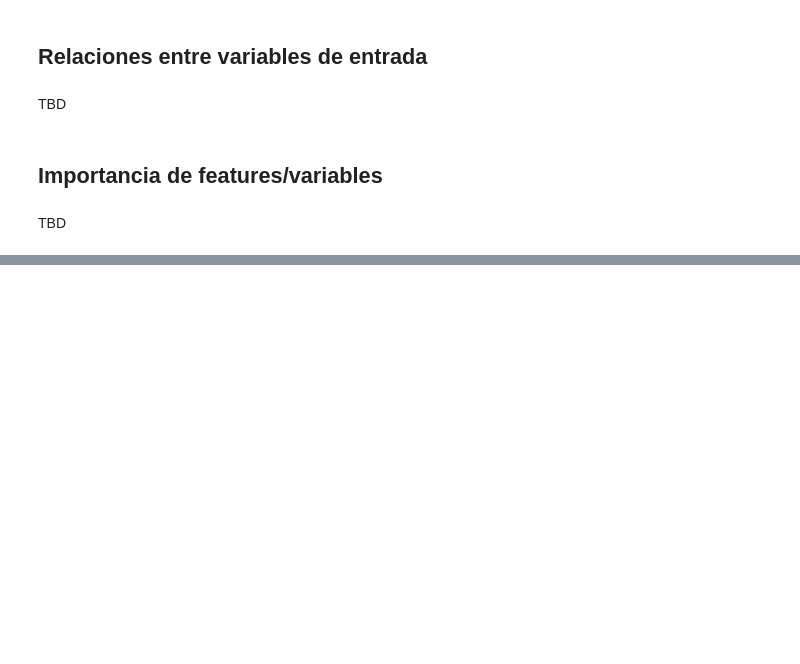
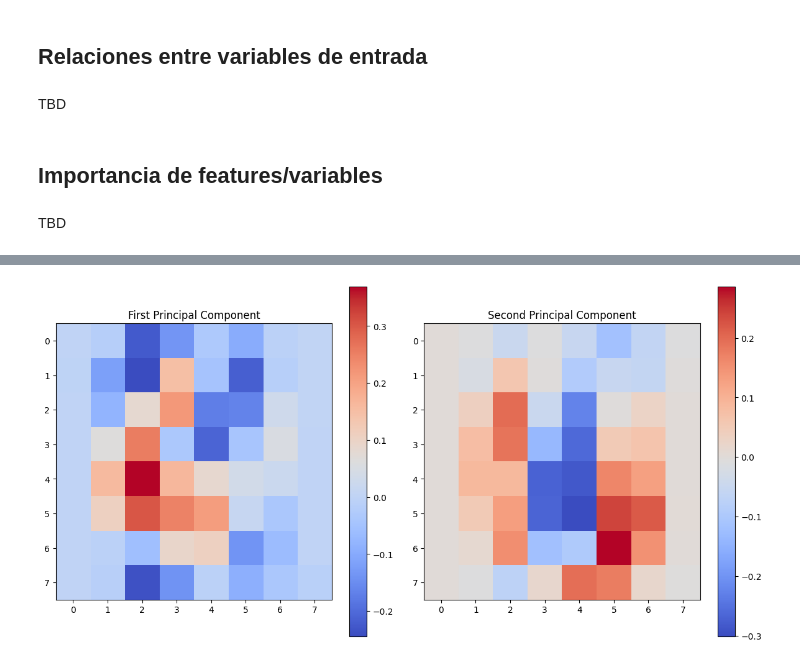
Before and after one commit to milton-lopez/analisis_d, a Jupyter notebook: src/AdD_a14_GRUPO_LOPEZ.ipynb, the cells around one changed output, grey strips where cells are left out. Drawn from its saved outputs; the diff is of its cells as text; code cells hidden in the pictures; blank space fills up the shorter version.

```diff
--- a/src/AdD_a14_GRUPO_LOPEZ.ipynb
+++ b/src/AdD_a14_GRUPO_LOPEZ.ipynb
@@ -360,0 +400,36 @@ TBD
+# %%
+from sklearn.datasets import load_digits
+
+# Load the digits dataset from sklearn which is a smaller version of MNIST
+digits = load_digits()
+X = digits.data  # Image data
+y = digits.target  # Labels
+
+# Perform PCA
+pca = PCA(n_components=2)
+X_pca = pca.fit_transform(X)
+
+# The components
+first_component = pca.components_[0]
+second_component = pca.components_[1]
+
+# Reshape for plotting
+first_component_image = first_component.reshape(8, 8)  # The images are 8x8
+second_component_image = second_component.reshape(8, 8)
+
+# Plotting the first and second principal components
+plt.figure(figsize=(12, 6))
+plt.subplot(1, 2, 1)
+plt.imshow(first_component_image, cmap='coolwarm', interpolation='none')
+plt.title('First Principal Component')
+plt.colorbar()
+
+plt.subplot(1, 2, 2)
+plt.imshow(second_component_image, cmap='coolwarm', interpolation='none')
+plt.title('Second Principal Component')
+plt.colorbar()
+
+plt.tight_layout()
+plt.show()
+# %% [output]
+[figure, added]
```
Also changed, not shown: parts of 3 cells of this notebook.
